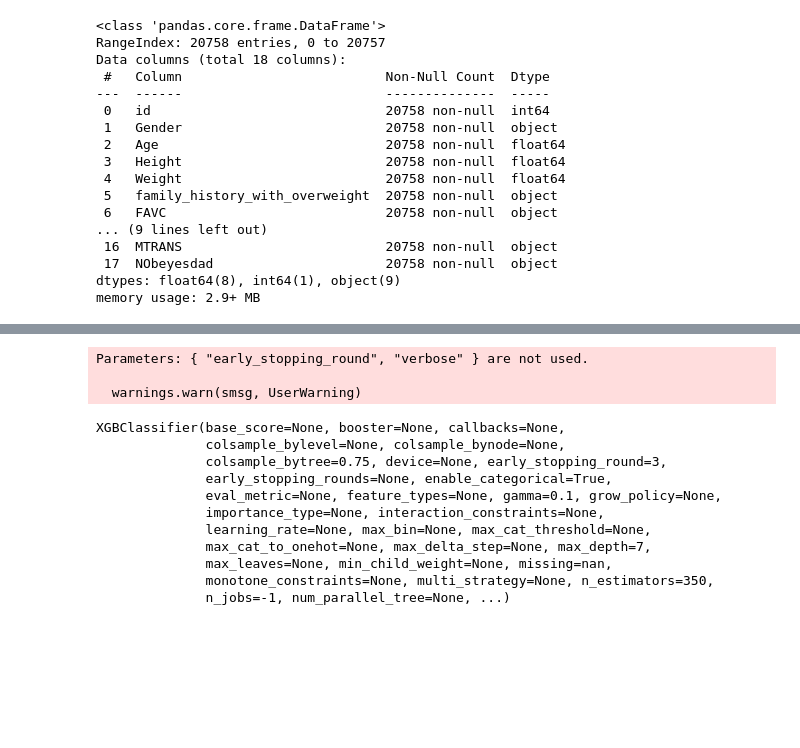
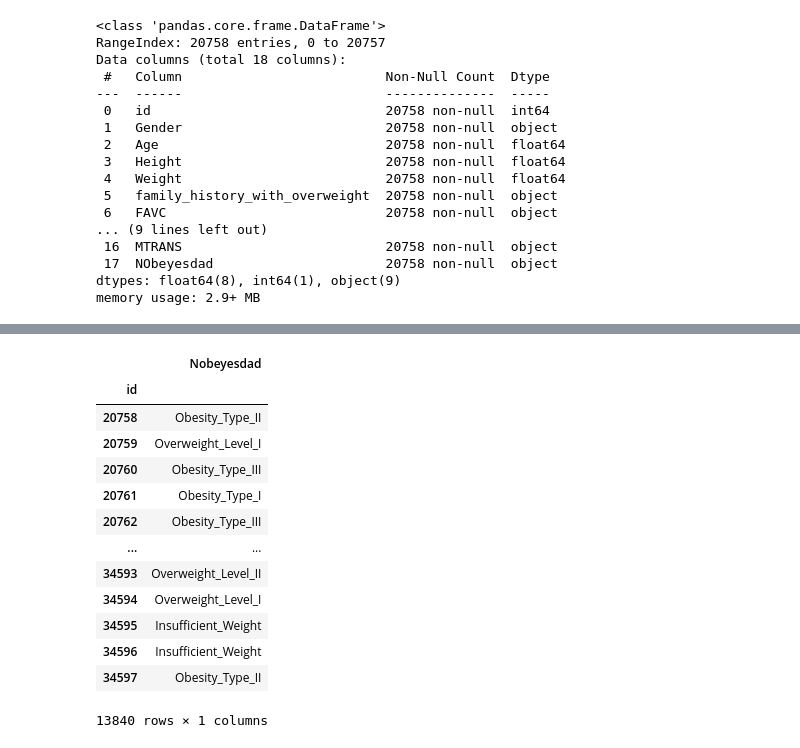
Before and after one commit to realshaktigupta/ML-Projects, a Jupyter notebook: multiclass_classification_obesity.ipynb, the cells around one changed output, grey strips where cells are left out. Drawn from its saved outputs; the diff is of its cells as text; code cells hidden in the pictures; blank space fills up the shorter version.

```diff
--- a/multiclass_classification_obesity.ipynb
+++ b/multiclass_classification_obesity.ipynb
@@ -62,5 +111,5 @@ def data_cleaning(df,train=False):
 # %%
 X, y = data_cleaning(train,train=True)
 # %%
-X_train, X_test, y_train, y_test = train_test_split( X, y, test_size = 0.125, random_state = 42)
+X_train, X_test, y_train, y_test = train_test_split( X, y, test_size = 0.3, random_state = 42)
 # %%
@@ -70,0 +120,20 @@ gc.collect()
+# %%
+params = {
+    "objective": "multiclass",          # Objective function for the model
+    "metric": "multi_logloss",          # Evaluation metric
+    "verbosity": -1,                    # Verbosity level (-1 for silent)
+    "boosting_type": "gbdt",            # Gradient boosting type
+    "random_state": 42,       # Random state for reproducibility
+    "num_class": 7,                     # Number of classes in the dataset
+    'learning_rate': 0.03,  # Learning rate for gradient boosting
+    'n_estimators': 500,                # Number of boosting iterations
+    'lambda_l1': 0.0097,  # L1 regularization term
+    'lambda_l2': 0.04,   # L2 regularization term
+    'max_depth': 10,                    # Maximum depth of the trees
+    'colsample_bytree': 0.41,  # Fraction of features to consider for each tree
+    'subsample': 0.95,    # Fraction of samples to consider for each boosting iteration
+    'min_child_samples': 26             # Minimum number of data needed in a leaf
+}
+lgbm_classifier = LGBMClassifier(**params)
+lgbm_classifier.fit(X_train, y_train)
+y_pred = lgbm_classifier.predict(X_test)
@@ -111,29 +177,14 @@ classification_report(y_test,xgb_clf.predict(X_test),output_dict=True)
 # %%
-xgb_clf.fit(X, y)
+# xgb_clf.fit(X, y)
-# %% [output]
-Parameters: { "early_stopping_round", "verbose" } are not used.
-
-  warnings.warn(smsg, UserWarning)
-XGBClassifier(base_score=None, booster=None, callbacks=None,
-              colsample_bylevel=None, colsample_bynode=None,
-              colsample_bytree=0.75, device=None, early_stopping_round=3,
-              early_stopping_rounds=None, enable_categorical=True,
-              eval_metric=None, feature_types=None, gamma=0.1, grow_policy=None,
-              importance_type=None, interaction_constraints=None,
-              learning_rate=None, max_bin=None, max_cat_threshold=None,
-              max_cat_to_onehot=None, max_delta_step=None, max_depth=7,
-              max_leaves=None, min_child_weight=None, missing=nan,
-              monotone_constraints=None, multi_strategy=None, n_estimators=350,
-              n_jobs=-1, num_parallel_tree=None, ...)
 # %%
 test = pd.read_csv("/kaggle/input/playground-series-s4e2/test.csv")
 test = data_cleaning(test,train=False)
 # %%
-y_p = xgb_clf.predict(test)
+y_p = lgbm_classifier.predict(test)
 # %%
-def delabel(y_p):
-    labels = {  0 : 'Insufficient_Weight', 1 : 'Normal_Weight', 2:'Obesity_Type_I', 3:'Obesity_Type_II',
-     4:'Obesity_Type_III', 5:'Overweight_Level_I', 6:'Overweight_Level_II'}
-    y_p = [labels[p] for p in y_p]
-    return y_p
-y_p = delabel(y_p)
+# def delabel(y_p):
+#     labels = {  0 : 'Insufficient_Weight', 1 : 'Normal_Weight', 2:'Obesity_Type_I', 3:'Obesity_Type_II',
+#      4:'Obesity_Type_III', 5:'Overweight_Level_I', 6:'Overweight_Level_II'}
+#     y_p = [labels[p] for p in y_p]
+#     return y_p
+# y_p = delabel(y_p)
@@ -143,0 +191,21 @@ sub.to_csv("submission.csv",index='id')
+# %%
+submission = pd.DataFrame()
+submission['Nobeyesdad'] = y_p
+submission['id'] = range(20758,20758+len(y_p))
+submission = submission.set_index('id')
+submission
+# %% [output]
+|  | Nobeyesdad |
+| id |  |
+| 20758 | Obesity_Type_II |
+| 20759 | Overweight_Level_I |
+| 20760 | Obesity_Type_III |
+| 20761 | Obesity_Type_I |
+| 20762 | Obesity_Type_III |
+| ... | ... |
+| 34593 | Overweight_Level_II |
+| 34594 | Overweight_Level_I |
+| 34595 | Insufficient_Weight |
+| 34596 | Insufficient_Weight |
+| 34597 | Obesity_Type_II |
+13840 rows × 1 columns
```
Also changed, not shown: parts of 14 cells of this notebook.
